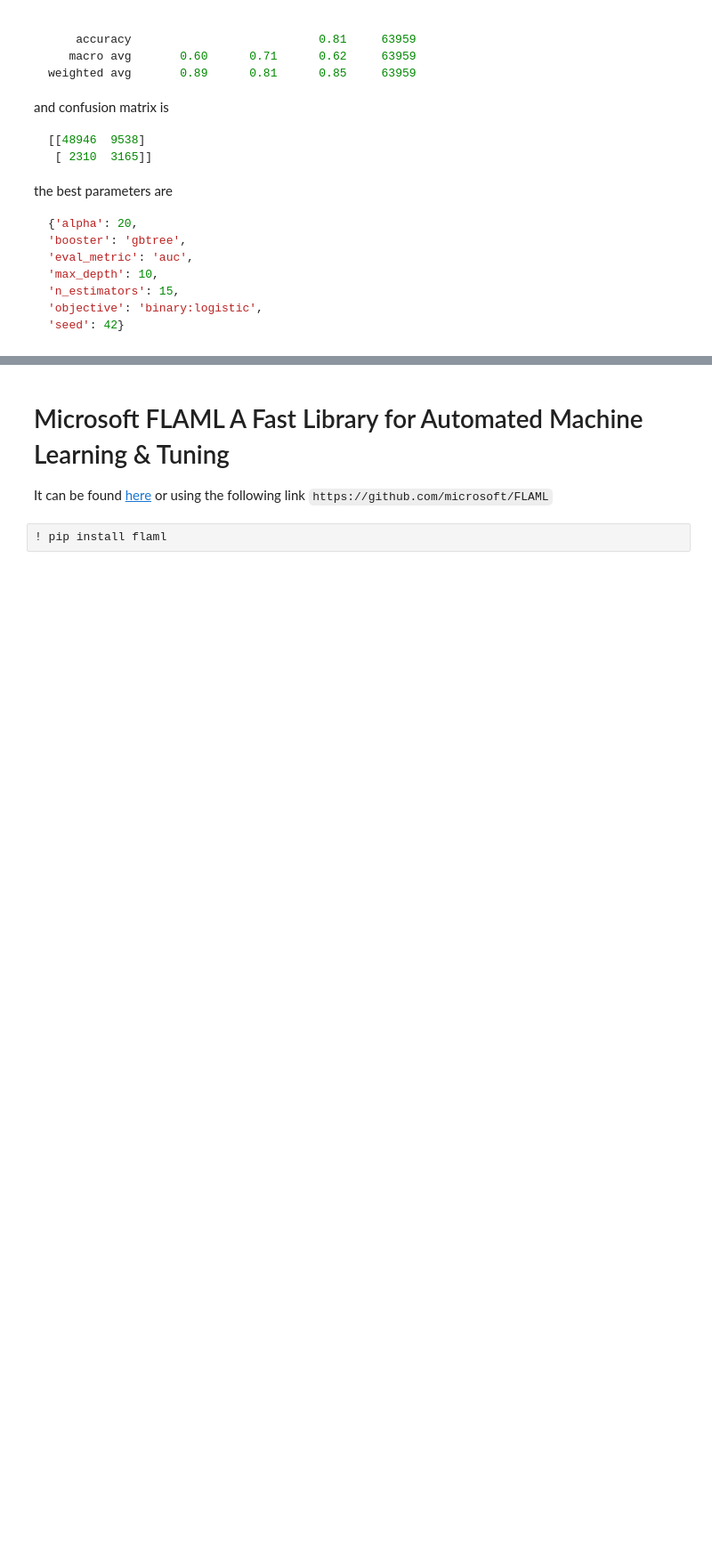
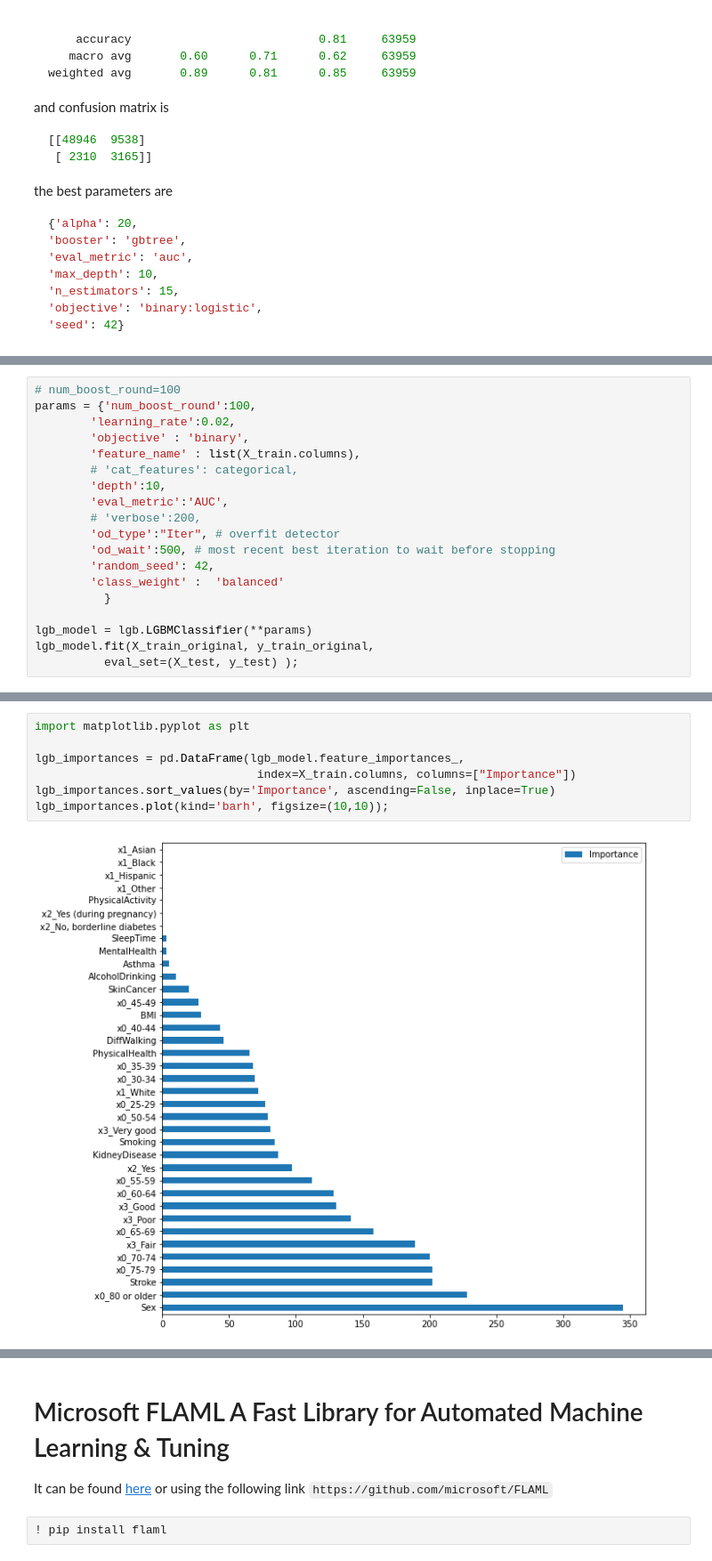
Before and after one commit to miladshiraniUCB/Heart-Disease-Prediction, a Jupyter notebook: Project_Phase_3.ipynb, the cells around one changed output, grey strips where cells are left out. Shown at 89% size. Drawn from its saved outputs; the diff is of its cells as text; blank space fills up the shorter version.

Commit message:
LightGBM and CatBoost Are Added. All Done, Need Descriptions

```diff
--- a/Project_Phase_3.ipynb
+++ b/Project_Phase_3.ipynb
@@ -951,0 +939,19 @@ and confusion matrix is
+# %%
+# num_boost_round=100
+params = {'num_boost_round':100,
+        'learning_rate':0.02,
+        'objective' : 'binary',
+        'feature_name' : list(X_train.columns),
+        # 'cat_features': categorical,
+        'depth':10,
+        'eval_metric':'AUC',
+        # 'verbose':200,
+        'od_type':"Iter", # overfit detector
+        'od_wait':500, # most recent best iteration to wait before stopping
+        'random_seed': 42,
+        'class_weight' :  'balanced'
+          }
+
+lgb_model = lgb.LGBMClassifier(**params)
+lgb_model.fit(X_train_original, y_train_original,
+          eval_set=(X_test, y_test) );
@@ -951,0 +998,9 @@ and confusion matrix is
+# %%
+import matplotlib.pyplot as plt
+
+lgb_importances = pd.DataFrame(lgb_model.feature_importances_,
+                                index=X_train.columns, columns=["Importance"])
+lgb_importances.sort_values(by='Importance', ascending=False, inplace=True)
+lgb_importances.plot(kind='barh', figsize=(10,10));
+# %% [output]
+[figure, added]
```
Also changed, not shown: parts of 28 cells of this notebook.
